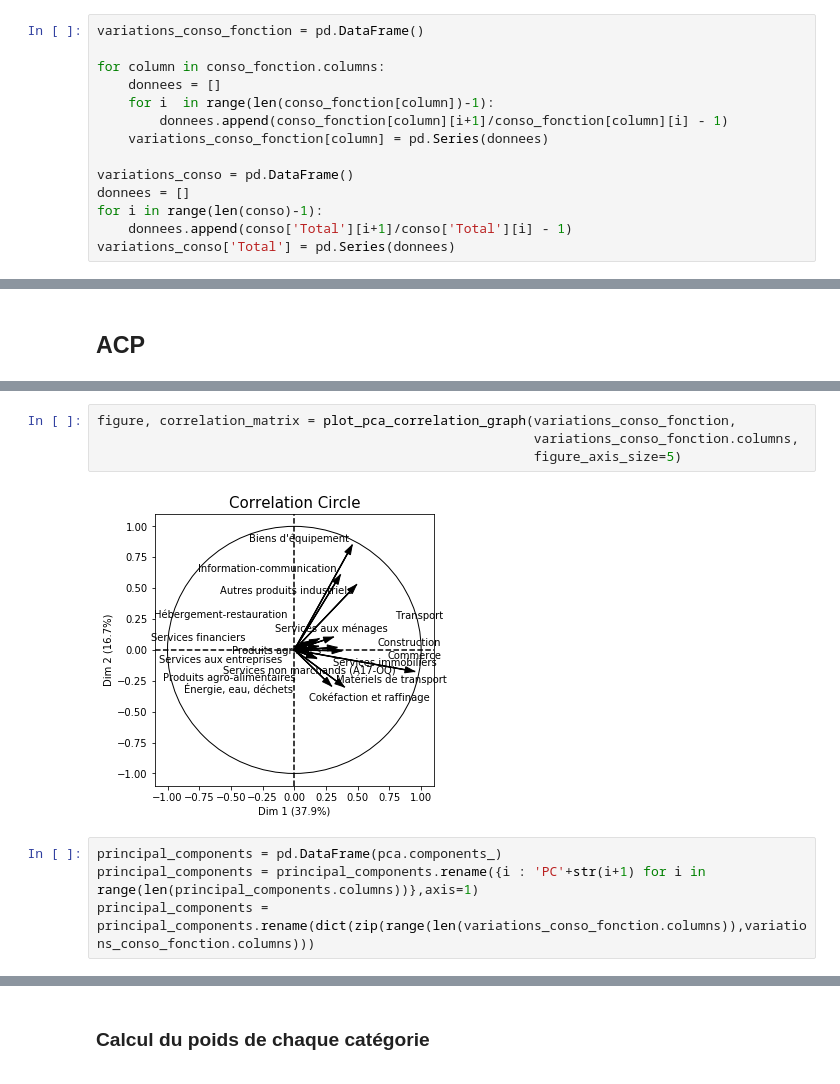
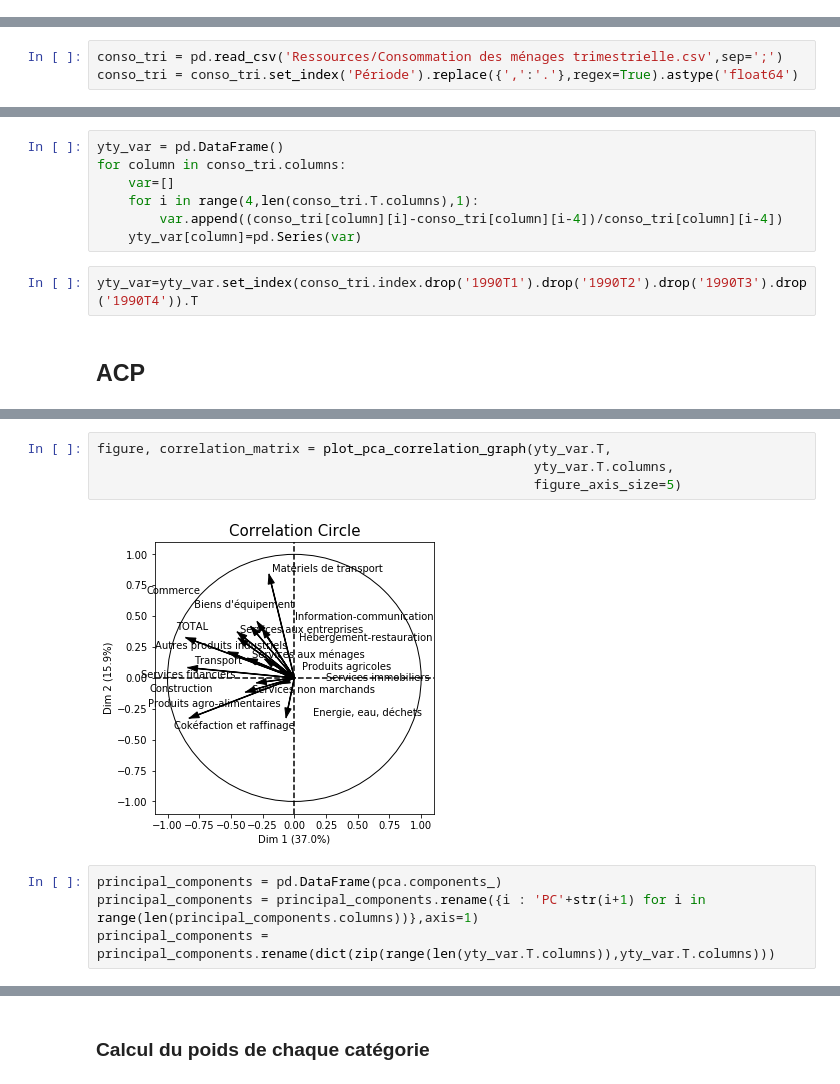
Before and after one commit to LittleBabyPanda/Q3-Project, a Jupyter notebook: Notebook du projet.ipynb, the cells around one changed output, grey strips where cells are left out. Drawn from its saved outputs; the diff is of its cells as text.

```diff
--- a/Notebook du projet.ipynb
+++ b/Notebook du projet.ipynb
@@ -57,14 +20,0 @@ Par variation nous entendons: variation = (consommation du trimestre actuel/cons
-# %%
-variations_conso_fonction = pd.DataFrame()
-
-for column in conso_fonction.columns:
-    donnees = []
-    for i  in range(len(conso_fonction[column])-1):
-        donnees.append(conso_fonction[column][i+1]/conso_fonction[column][i] - 1)
-    variations_conso_fonction[column] = pd.Series(donnees)
-
-variations_conso = pd.DataFrame()
-donnees = []
-for i in range(len(conso)-1):
-    donnees.append(conso['Total'][i+1]/conso['Total'][i] - 1)
-variations_conso['Total'] = pd.Series(donnees)
@@ -85,0 +21,3 @@ Pour résumer le data management:
+# %%
+conso_tri = pd.read_csv('Ressources/Consommation des ménages trimestrielle.csv',sep=';')
+conso_tri = conso_tri.set_index('Période').replace({',':'.'},regex=True).astype('float64')
@@ -86,3 +38,12 @@ Pour résumer le data management:
+# %%
+yty_var = pd.DataFrame()
+for column in conso_tri.columns:
+    var=[]
+    for i in range(4,len(conso_tri.T.columns),1):
+        var.append((conso_tri[column][i]-conso_tri[column][i-4])/conso_tri[column][i-4])
+    yty_var[column]=pd.Series(var)
+# %%
+yty_var=yty_var.set_index(conso_tri.index.drop('1990T1').drop('1990T2').drop('1990T3').drop('1990T4')).T
 # %% [markdown]
 ## ACP
 # %%
@@ -104,13 +65,13 @@ Text(0.5, 1.0, 'Variance expliquée')
 # %%
-figure, correlation_matrix = plot_pca_correlation_graph(variations_conso_fonction,
-                                                        variations_conso_fonction.columns,
+figure, correlation_matrix = plot_pca_correlation_graph(yty_var.T,
+                                                        yty_var.T.columns,
                                                         figure_axis_size=5)
 # %% [output]
-[figure, old version]
+[figure, new version]
 # %%
 principal_components = pd.DataFrame(pca.components_)
 principal_components = principal_components.rename({i : 'PC'+str(i+1) for i in range(len(principal_components.columns))},axis=1)
-principal_components = principal_components.rename(dict(zip(range(len(variations_conso_fonction.columns)),variations_conso_fonction.columns)))
+principal_components = principal_components.rename(dict(zip(range(len(yty_var.T.columns)),yty_var.T.columns)))
 # %%
 principal_components
 # %% [output]
```
Also changed, not shown: parts of 37 cells of this notebook, 3 other files.
